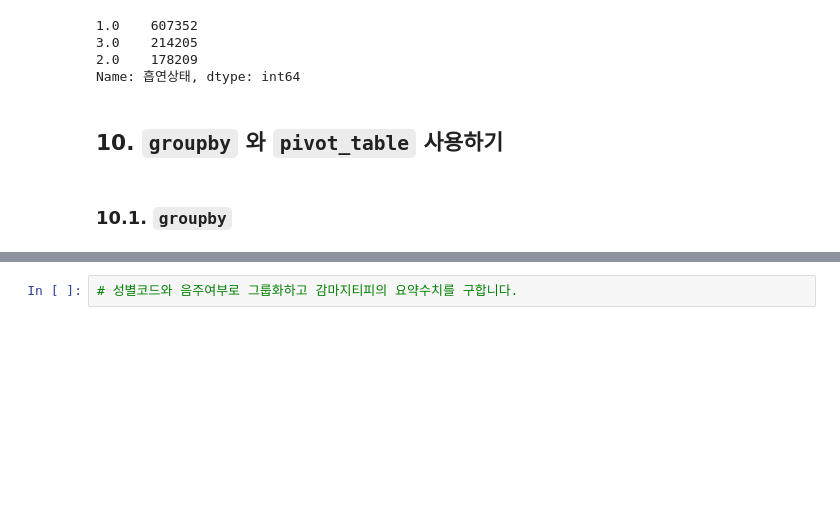
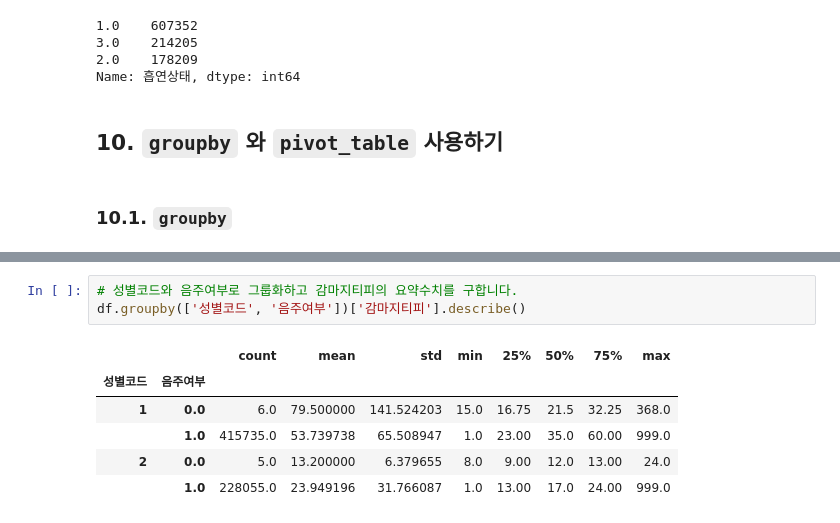
Before and after one commit to ghleex/TIL, a Jupyter notebook: 07_data_science/01_starts_ds_w_python/03_health_screening_data/01_health_screening_data.ipynb, the cells around one changed output, grey strips where cells are left out. Drawn from its saved outputs; the diff is of its cells as text; blank space fills up the shorter version.

Commit message:
2020-07-18 | groupby, pivot_table

```diff
--- a/07_data_science/01_starts_ds_w_python/03_health_screening_data/01_health_screening_data.ipynb
+++ b/07_data_science/01_starts_ds_w_python/03_health_screening_data/01_health_screening_data.ipynb
@@ -267,4 +289,12 @@ Name: 흡연상태, dtype: int64
 # %%
 # 성별코드와 음주여부로 그룹화하고 감마지티피의 요약수치를 구합니다.
+df.groupby(['성별코드', '음주여부'])['감마지티피'].describe()
+# %% [output]
+|  |  | count | mean | std | min | 25% | 50% | 75% | max |
+| 성별코드 | 음주여부 |  |  |  |  |  |  |  |  |
+| 1 | 0.0 | 6.0 | 79.500000 | 141.524203 | 15.0 | 16.75 | 21.5 | 32.25 | 368.0 |
+|  | 1.0 | 415735.0 | 53.739738 | 65.508947 | 1.0 | 23.00 | 35.0 | 60.00 | 999.0 |
+| 2 | 0.0 | 5.0 | 13.200000 | 6.379655 | 8.0 | 9.00 | 12.0 | 13.00 | 24.0 |
+|  | 1.0 | 228055.0 | 23.949196 | 31.766087 | 1.0 | 13.00 | 17.0 | 24.00 | 999.0 |
 # %%
 # agg 를 사용하면 여러 수치를 함께 구할 수 있습니다.
```
Also changed, not shown: parts of 12 cells of this notebook.
